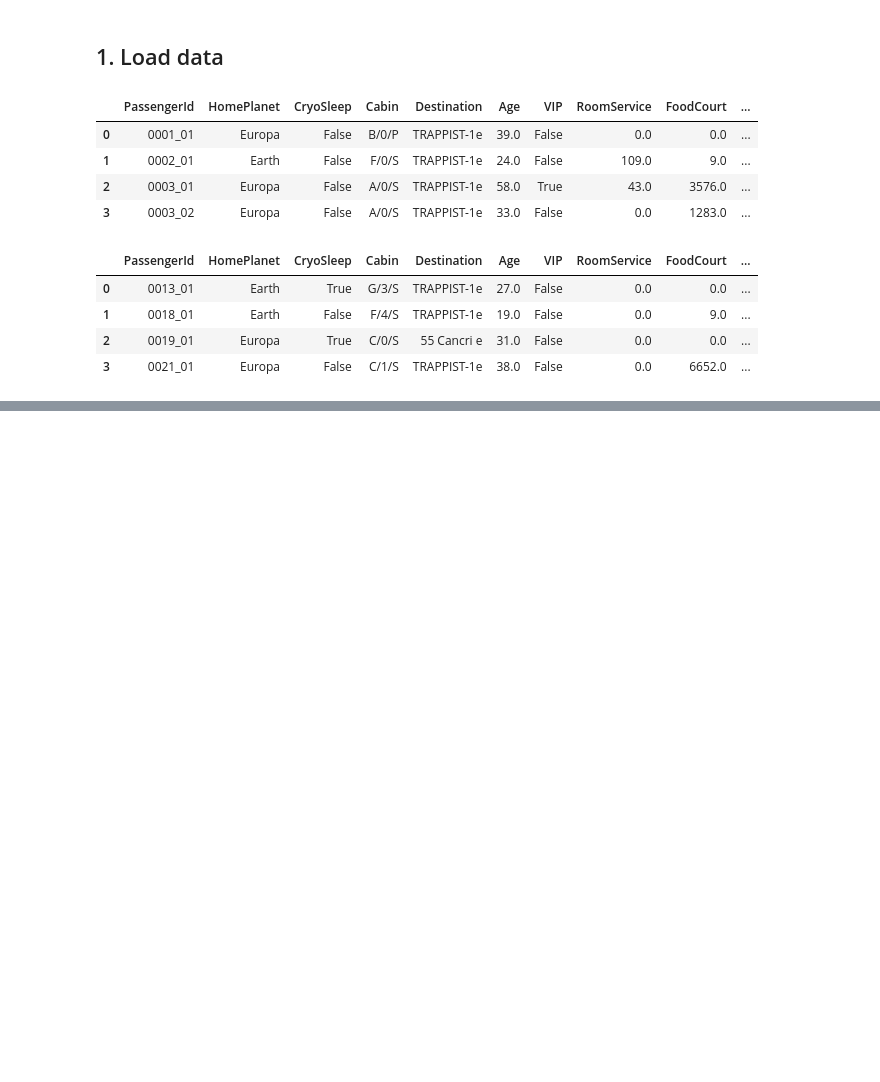
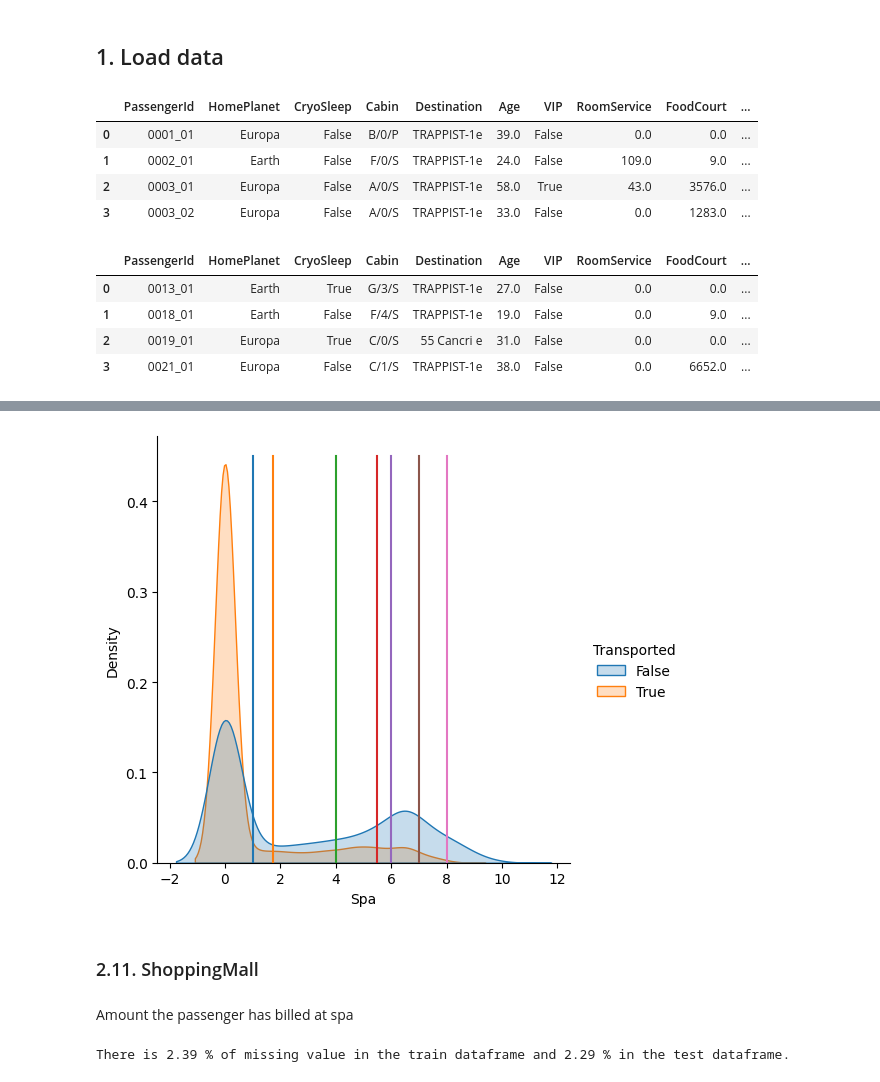
Before and after one commit to Kevin-Guyard/Titanic_Spaceship, a Jupyter notebook: Notebook.ipynb, the cells around one changed output, grey strips where cells are left out. Saved outputs shown, nothing was run; the diff lists cells and outputs as text; code cells hidden in the pictures; blank space fills up the shorter version.

```diff
--- a/Notebook.ipynb
+++ b/Notebook.ipynb
@@ -46,0 +343,14 @@ There is 4277 rows and 13 columns in the test dataframe
+# %%
+df_train["FoodCourt_0_2"] = df_train.FoodCourt.apply(lambda bill: True if (pd.notna(bill) and bill < 2) else False)
+df_train["FoodCourt_2_5"] = df_train.FoodCourt.apply(lambda bill: True if (pd.notna(bill) and bill < 5 and bill >= 2) else False)
+df_train["FoodCourt_5_1096"] = df_train.FoodCourt.apply(lambda bill: True if (pd.notna(bill) and bill < 1096 and bill >= 5) else False)
+df_train["FoodCourt_1096_2321"] = df_train.FoodCourt.apply(lambda bill: True if (pd.notna(bill) and bill < 2321 and bill >= 1096) else False)
+df_train["FoodCourt_2321_inf"] = df_train.FoodCourt.apply(lambda bill: True if (pd.notna(bill) and bill >= 2321) else False)
+
+df_test["FoodCourt_0_2"] = df_test.FoodCourt.apply(lambda bill: True if (pd.notna(bill) and bill < 2) else False)
+df_test["FoodCourt_2_1096"] = df_test.FoodCourt.apply(lambda bill: True if (pd.notna(bill) and bill < 1096 and bill >= 2) else False)
+df_test["FoodCourt_1096_2321"] = df_test.FoodCourt.apply(lambda bill: True if (pd.notna(bill) and bill < 2321 and bill >= 1096) else False)
+df_test["FoodCourt_2321_inf"] = df_test.FoodCourt.apply(lambda bill: True if (pd.notna(bill) and bill >= 2321) else False)
+
+df_train.FoodCourt = df_train.FoodCourt.fillna(0)
+df_test.FoodCourt = df_test.FoodCourt.fillna(0)
@@ -46,0 +366,15 @@ There is 4277 rows and 13 columns in the test dataframe
+# %%
+df = df_train.copy(deep=False)
+df.Spa = df.Spa.apply(lambda x: np.log(x+1))
+
+sns.displot(df, x="Spa", hue="Transported", kind="kde", fill=True)
+plt.plot([1, 1], [0, 0.45])
+plt.plot([1.75, 1.75], [0, 0.45])
+plt.plot([4, 4], [0, 0.45])
+plt.plot([5.5, 5.5], [0, 0.45])
+plt.plot([6, 6], [0, 0.45])
+plt.plot([7, 7], [0, 0.45])
+plt.plot([8, 8], [0, 0.45])
+plt.show()
+# %% [output]
+[figure, added]
@@ -46,0 +401,9 @@ There is 4277 rows and 13 columns in the test dataframe
+# %% [markdown]
+### 2.11. ShoppingMall
+# %% [markdown]
+Amount the passenger has billed at spa
+# %%
+print("There is {train_na:.2f} % of missing value in the train dataframe and {test_na:.2f} % in the test dataframe."
+      .format(train_na=df_train.ShoppingMall.isna().mean() * 100.0, test_na=df_test.ShoppingMall.isna().mean() * 100.0))
+# %% [output]
+There is 2.39 % of missing value in the train dataframe and 2.29 % in the test dataframe.
```
Also changed, not shown: parts of 82 cells of this notebook.
